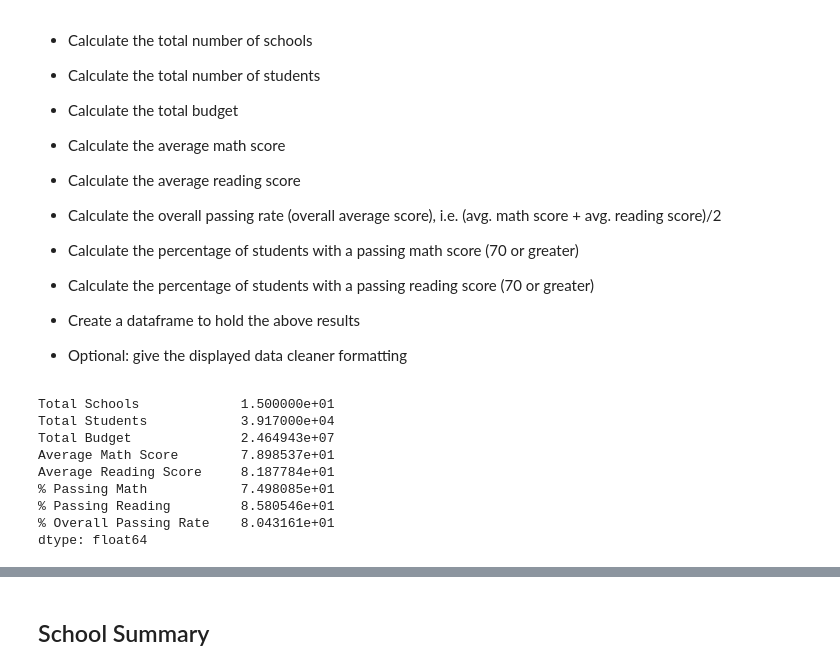
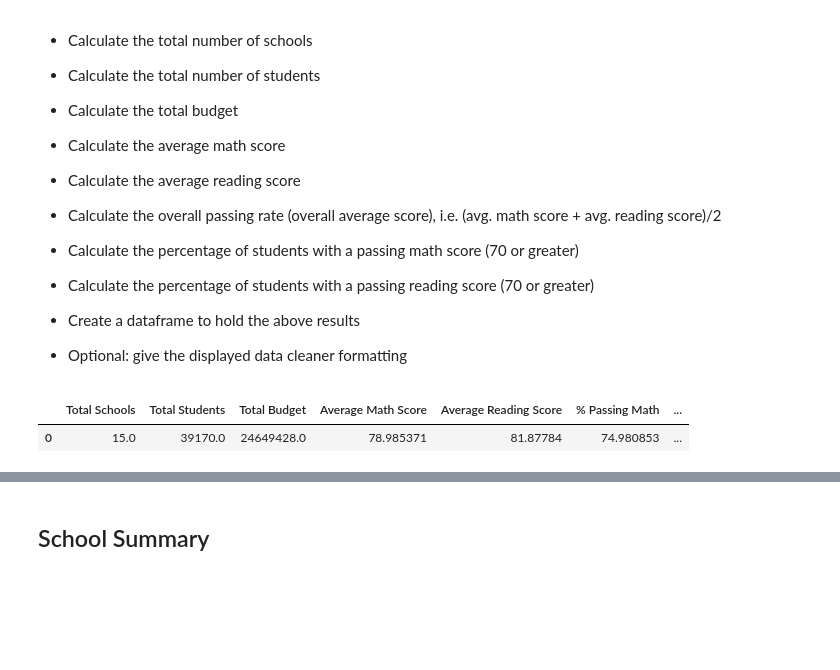
Before and after one commit to moz5691/pandas-challenge, a Jupyter notebook: PyCitySchools/PyCitySchools_starter.ipynb, the cells around one changed output, grey strips where cells are left out. Drawn from its saved outputs; the diff is of its cells as text; code cells hidden in the pictures; blank space fills up the shorter version.

```diff
--- a/PyCitySchools/PyCitySchools_starter.ipynb
+++ b/PyCitySchools/PyCitySchools_starter.ipynb
@@ -49,23 +49,17 @@ school_data_complete.head()
 # %%
 total_schools = len(school_data)
 total_students = len(student_data)
 total_budget = school_data['budget'].sum()
 average_math_score = student_data['math_score'].mean()
 average_reading_score = student_data['reading_score'].mean()
 overall_avg_rate = (average_math_score + average_reading_score) / 2
 percent_passing_math = len(student_data[student_data['math_score']>=70]) / total_students * 100
 percent_passing_reading = len(student_data[student_data['reading_score']>=70]) / total_students *100
 
-index= ['Total Schools','Total Students',	'Total Budget',	'Average Math Score', 'Average Reading Score',	'% Passing Math','% Passing Reading', '% Overall Passing Rate']
-s = pd.Series([total_schools, total_students, total_budget, average_math_score, average_reading_score, percent_passing_math, percent_passing_reading, overall_avg_rate], index=index)
-s
+columns= ['Total Schools','Total Students',	'Total Budget',	'Average Math Score', 'Average Reading Score',	'% Passing Math','% Passing Reading', '% Overall Passing Rate']
+summary = pd.DataFrame([total_schools, total_students, total_budget, average_math_score, average_reading_score, percent_passing_math, percent_passing_reading, overall_avg_rate]).reset_index(drop=True).transpose()
+summary.columns=columns
+summary
 # %% [output]
-Total Schools             1.500000e+01
-Total Students            3.917000e+04
-Total Budget              2.464943e+07
-Average Math Score        7.898537e+01
-Average Reading Score     8.187784e+01
-% Passing Math            7.498085e+01
-% Passing Reading         8.580546e+01
-% Overall Passing Rate    8.043161e+01
-dtype: float64
+|  | Total Schools | Total Students | Total Budget | Average Math Score | Average Reading Score | % Passing Math | ... |
+| 0 | 15.0 | 39170.0 | 24649428.0 | 78.985371 | 81.87784 | 74.980853 | ... |
```
Also changed, not shown: parts of 18 cells of this notebook, 1 other file.
